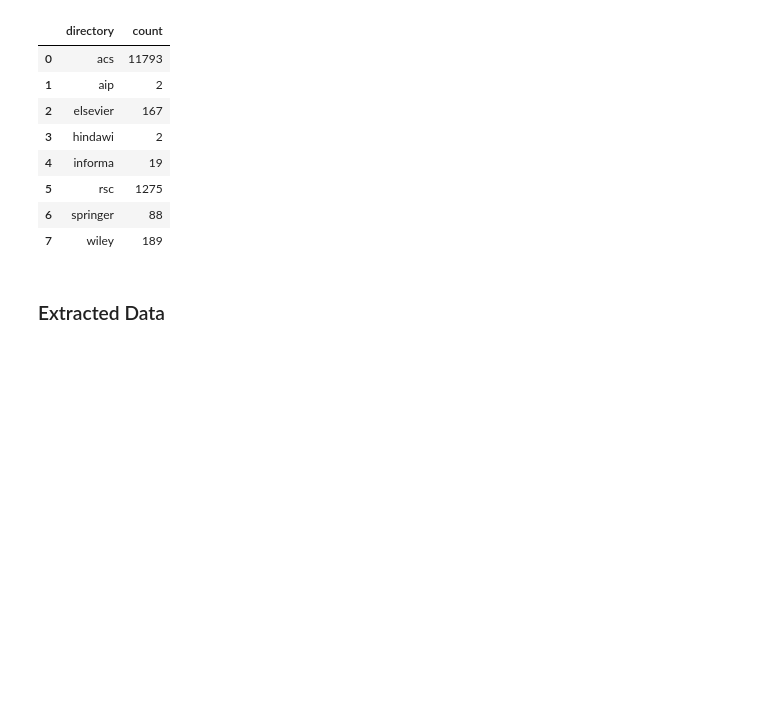
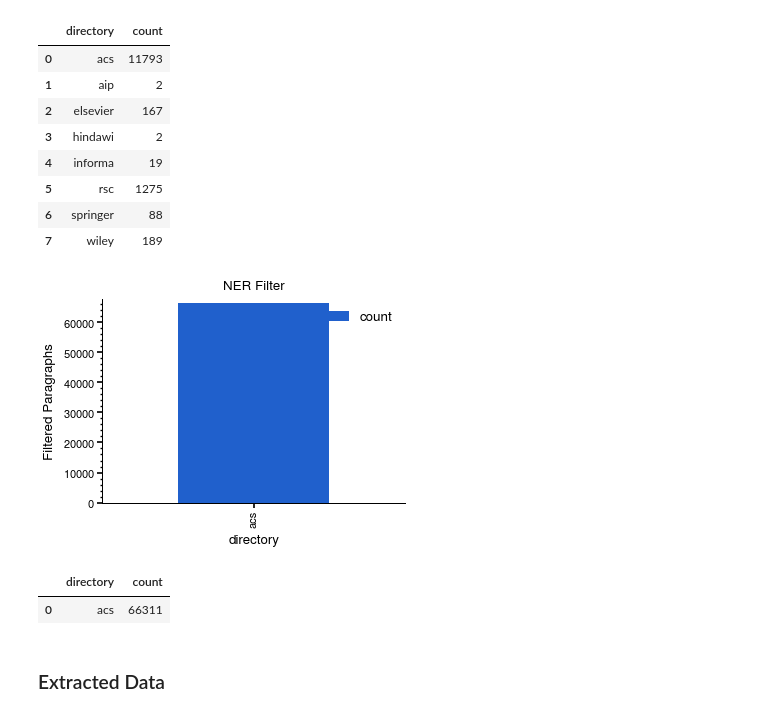
Before and after one commit to Ramprasad-Group/PromptDataExtraction, a Jupyter notebook: notebooks/Analyze-Extracted-Data.ipynb, the cells around one changed output. Drawn from its saved outputs; the diff is of its cells as text; code cells hidden in the pictures; blank space fills up the shorter version.

```diff
--- a/notebooks/Analyze-Extracted-Data.ipynb
+++ b/notebooks/Analyze-Extracted-Data.ipynb
@@ -113,6 +131,26 @@ df
 | 5 | rsc | 1275 |
 | 6 | springer | 88 |
 | 7 | wiley | 189 |
+# %%
+df = execute("""
+    -- property specific ner filters
+    SELECT pt.directory, count(*) FROM filtered_paragraphs fp
+    -- get directory names
+    JOIN paper_texts pt ON fp.para_id = pt.id
+    WHERE fp.filter_name = 'ner_filter'
+    GROUP BY pt.directory;
+""")
+
+fig, ax = plt.subplots()
+df.set_index('directory').plot.bar(ax=ax)
+ax.set(ylabel='Filtered Paragraphs', title = 'NER Filter')
+plt.savefig('notebooks/ner_filtered_para_per_directory.png', dpi=600)
+plt.show()
+df
+# %% [output]
+[figure, added]
+|  | directory | count |
+| 0 | acs | 66311 |
 # %% [markdown]
 ### Extracted Data
 # %%
```
Also changed, not shown: parts of 12 cells of this notebook.
